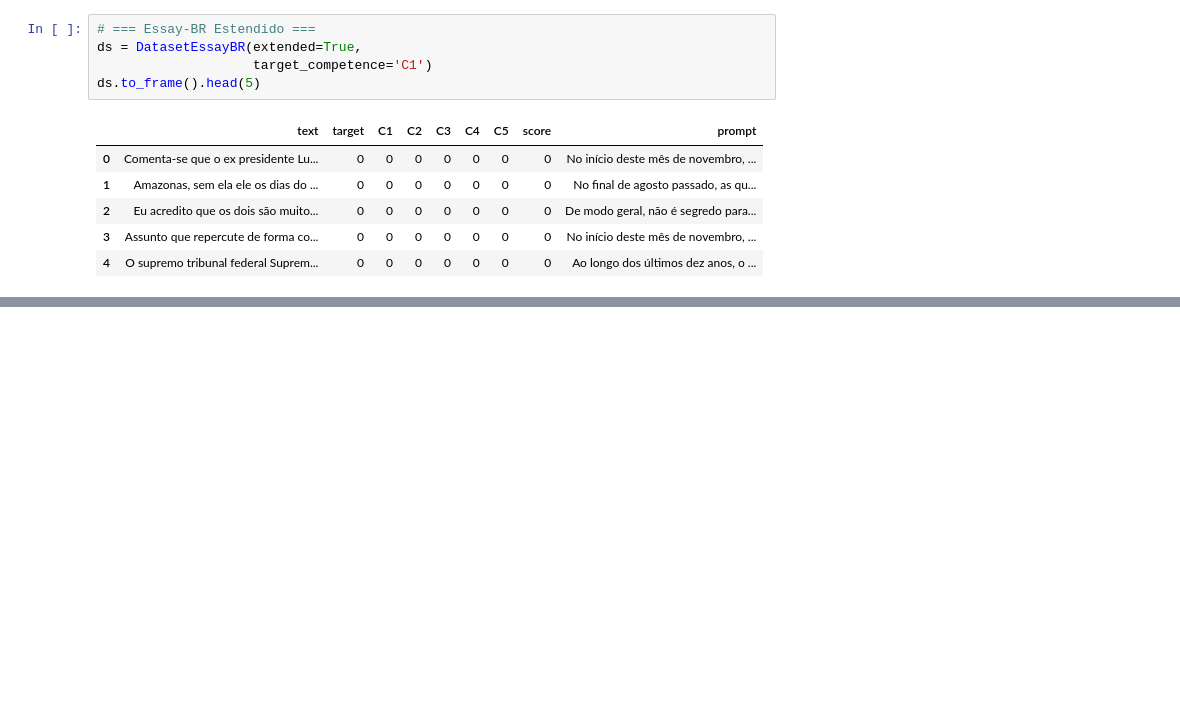
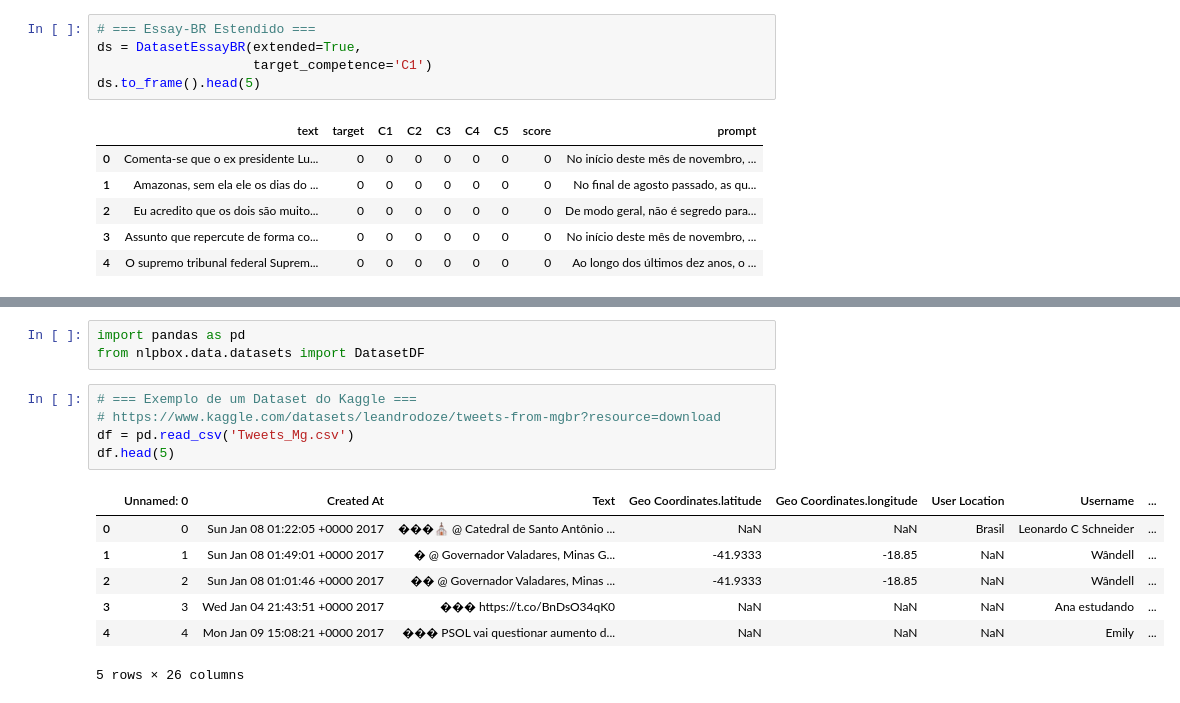
Before and after one commit to aiboxlab/nlp, a Jupyter notebook: examples/dataset.ipynb, the cells around one changed output, grey strips where cells are left out. Drawn from its saved outputs; the diff is of its cells as text; blank space fills up the shorter version.

```diff
--- a/examples/dataset.ipynb
+++ b/examples/dataset.ipynb
@@ -42,0 +47,16 @@ ds.to_frame().head(5)
+# %%
+import pandas as pd
+from nlpbox.data.datasets import DatasetDF
+# %%
+# === Exemplo de um Dataset do Kaggle ===
+# https://www.kaggle.com/datasets/leandrodoze/tweets-from-mgbr?resource=download
+df = pd.read_csv('Tweets_Mg.csv')
+df.head(5)
+# %% [output]
+|  | Unnamed: 0 | Created At | Text | Geo Coordinates.latitude | Geo Coordinates.longitude | User Location | Username | ... |
+| 0 | 0 | Sun Jan 08 01:22:05 +0000 2017 | ���⛪ @ Catedral de Santo Antônio ... | NaN | NaN | Brasil | Leonardo C Schneider | ... |
+| 1 | 1 | Sun Jan 08 01:49:01 +0000 2017 | � @ Governador Valadares, Minas G... | -41.9333 | -18.85 | NaN | Wândell | ... |
+| 2 | 2 | Sun Jan 08 01:01:46 +0000 2017 | �� @ Governador Valadares, Minas ... | -41.9333 | -18.85 | NaN | Wândell | ... |
+| 3 | 3 | Wed Jan 04 21:43:51 +0000 2017 | ��� https://t.co/BnDsO34qK0 | NaN | NaN | NaN | Ana estudando | ... |
+| 4 | 4 | Mon Jan 09 15:08:21 +0000 2017 | ��� PSOL vai questionar aumento d... | NaN | NaN | NaN | Emily | ... |
+5 rows × 26 columns
```
Also changed, not shown: parts of 7 cells of this notebook, 6 other files.
